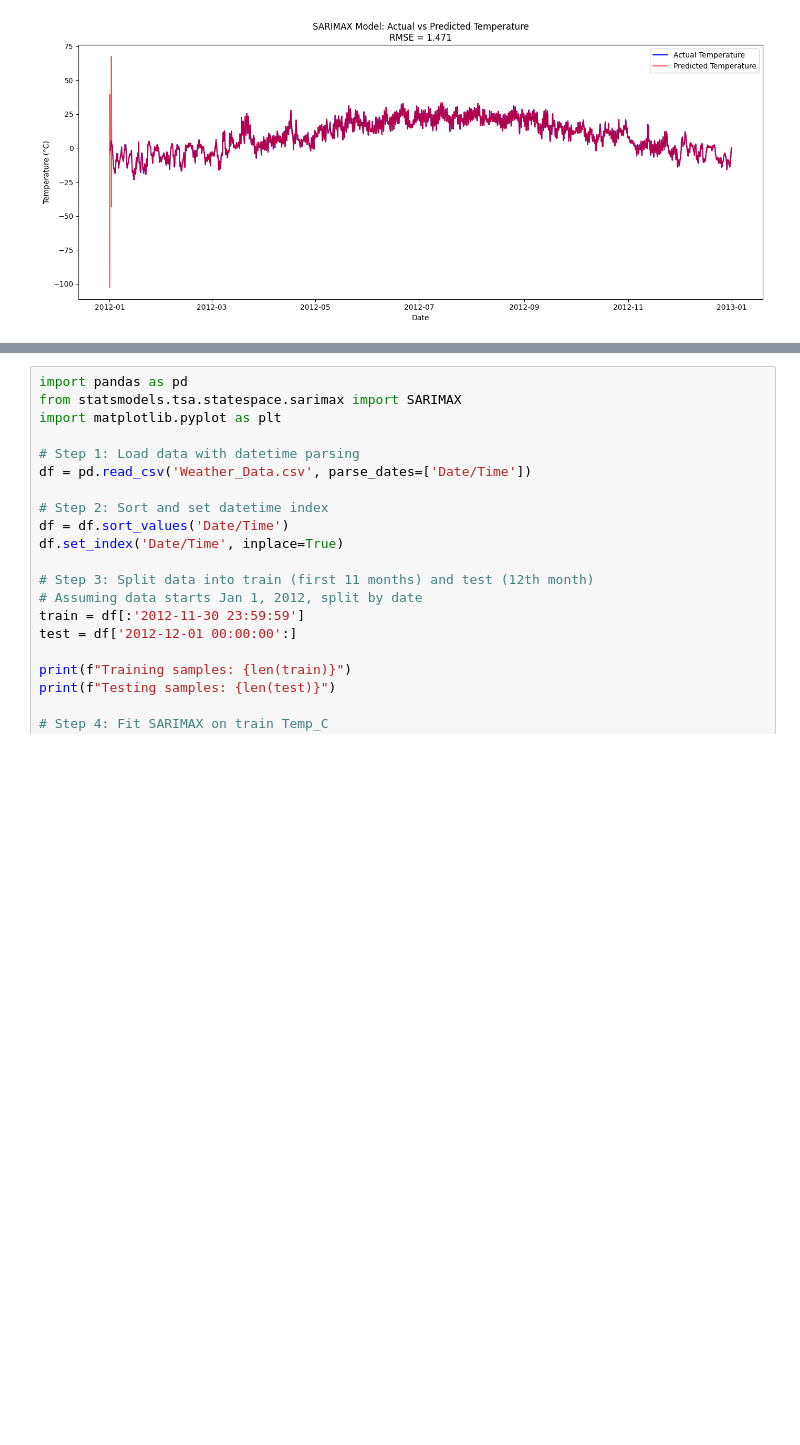
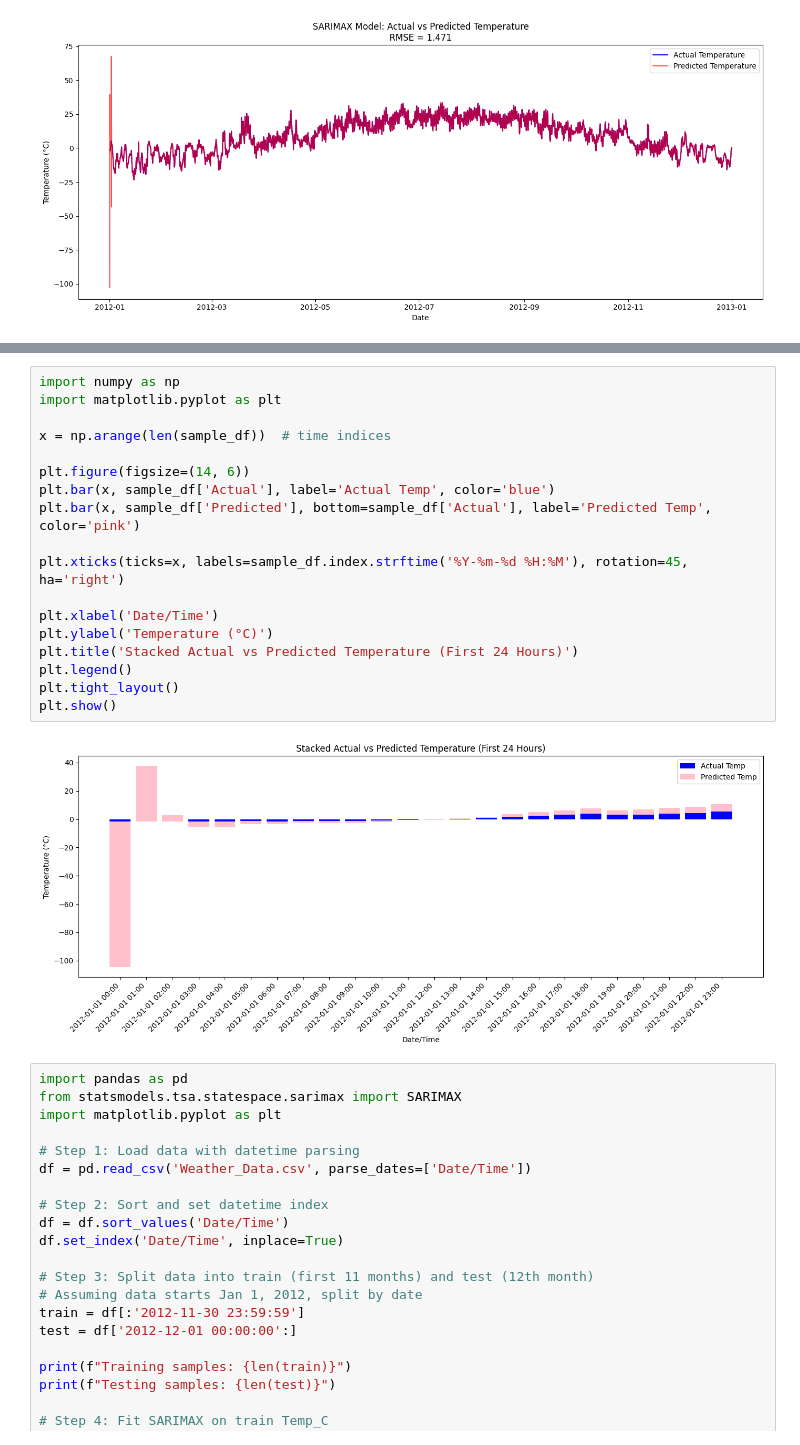
Before and after one commit to Visa110804/Time-series-forecasting, a Jupyter notebook: Time_series_forrecast.ipynb, the cells around one changed output, grey strips where cells are left out. Saved outputs shown, nothing was run; the diff lists cells and outputs as text; blank space fills up the shorter version.

```diff
--- a/Time_series_forrecast.ipynb
+++ b/Time_series_forrecast.ipynb
@@ -718,3 +714,23 @@ plt.show()
+# %%
+import numpy as np
+import matplotlib.pyplot as plt
+
+x = np.arange(len(sample_df))  # time indices
+
+plt.figure(figsize=(14, 6))
+plt.bar(x, sample_df['Actual'], label='Actual Temp', color='blue')
+plt.bar(x, sample_df['Predicted'], bottom=sample_df['Actual'], label='Predicted Temp', color='pink')
+
+plt.xticks(ticks=x, labels=sample_df.index.strftime('%Y-%m-%d %H:%M'), rotation=45, ha='right')
+
+plt.xlabel('Date/Time')
+plt.ylabel('Temperature (°C)')
+plt.title('Stacked Actual vs Predicted Temperature (First 24 Hours)')
+plt.legend()
+plt.tight_layout()
+plt.show()
+# %% [output]
+[figure, added]
 # %%
 import pandas as pd
 from statsmodels.tsa.statespace.sarimax import SARIMAX
```
Also changed, not shown: parts of 4 cells of this notebook.
